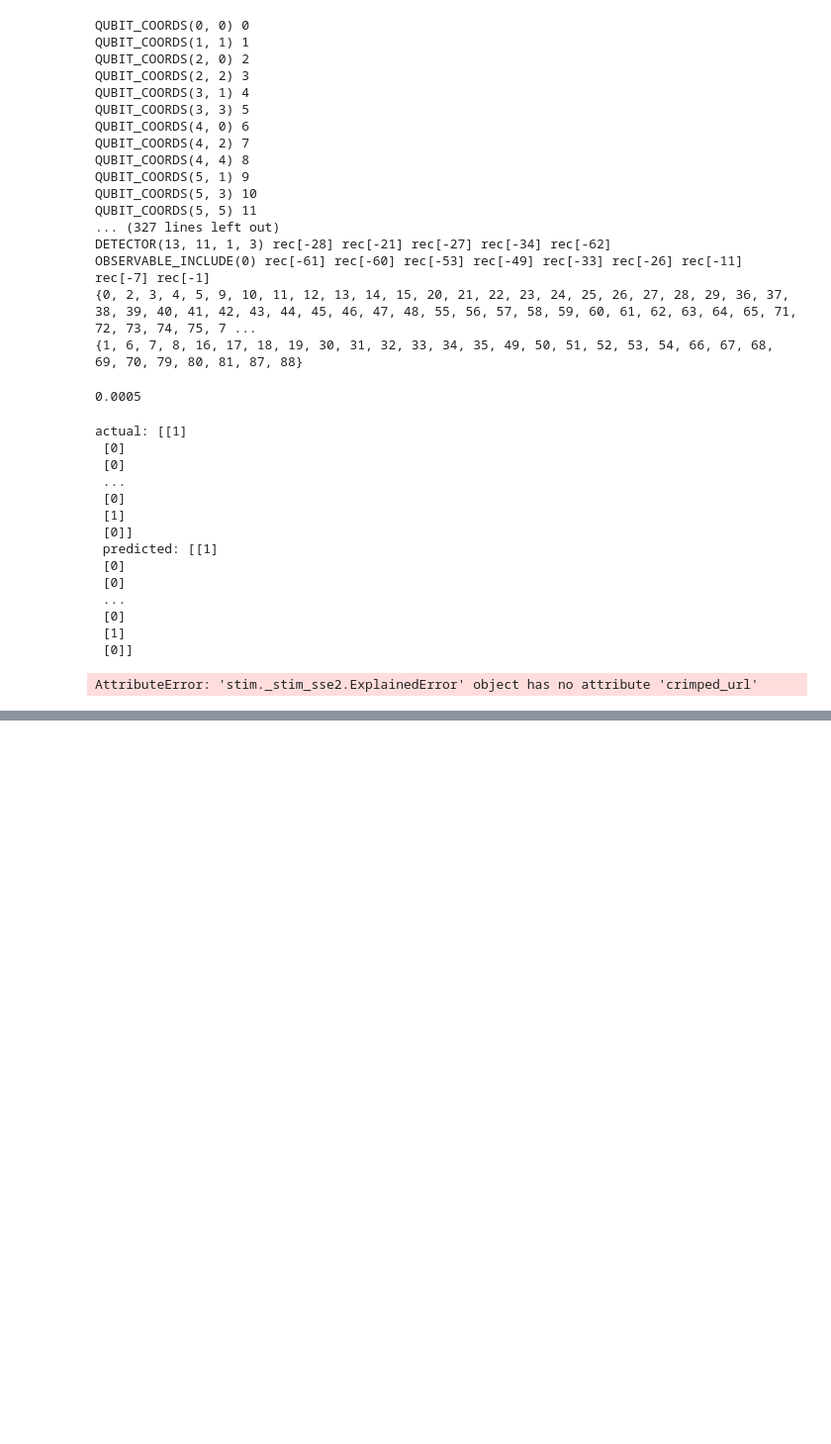
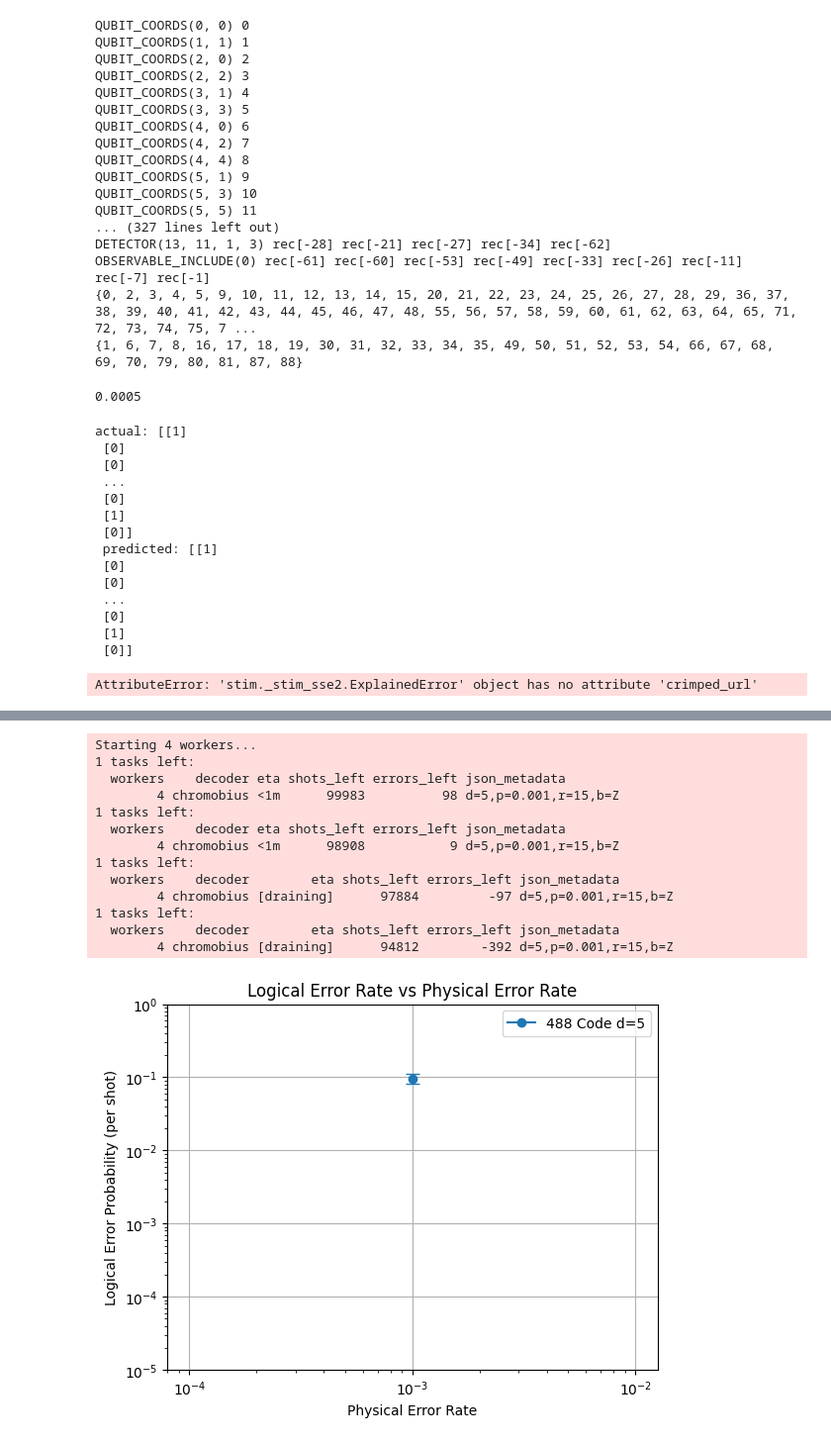
Before and after one commit to monamoeba/CST-Part-II-Project-Code, a Jupyter notebook: preparation/chromobius_tests.ipynb, the cells around one changed output, grey strips where cells are left out. Shown at 99% size. Saved outputs shown, nothing was run; the diff lists cells and outputs as text; code cells hidden in the pictures; blank space fills up the shorter version.

```diff
--- a/preparation/chromobius_tests.ipynb
+++ b/preparation/chromobius_tests.ipynb
@@ -350,3 +350,64 @@ Starting 12 workers...
+# %%
+from src.color_code_utils.color_code_circuits.color_code_circuit_488 import ColorCodeCircuit488
+import matplotlib.pyplot as plt
+
+with open("sample488.txt") as f:
+    c = f.read()
+
+tasks = [
+    sinter.Task(
+        circuit=stim.Circuit(c),
+        json_metadata={'d': d, 'p': p, 'r': r, 'b': b},
+    )
+    for d in [5]
+    for r in [15]
+    for b in ['Z']
+    for p in [0.001]
+]
+
+stats = sinter.collect(
+    tasks=tasks,
+    num_workers=os.cpu_count(),
+    max_shots=100_000,
+    max_errors=100,
+    print_progress=True,
+    decoders=['chromobius'],
+    custom_decoders=chromobius.sinter_decoders(),
+)
+# Render a matplotlib plot of the data.
+fig, ax = plt.subplots(1, 1)
+sinter.plot_error_rate(
+    ax=ax,
+    stats=stats,
+    group_func=lambda stat: f"488 Code d={stat.json_metadata['d']}",
+    x_func=lambda stat: stat.json_metadata['p'],
+)
+ax.loglog()
+ax.set_ylim(1e-5, 1)
+ax.grid()
+ax.set_title('Logical Error Rate vs Physical Error Rate')
+ax.set_ylabel('Logical Error Probability (per shot)')
+ax.set_xlabel('Physical Error Rate')
+ax.legend()
+
+# Save to file and also open in a window.
+fig.savefig('plot.png')
+plt.show()
+# %% [output]
+Starting 4 workers...
+1 tasks left:
+  workers    decoder eta shots_left errors_left json_metadata
+        4 chromobius <1m      99983          98 d=5,p=0.001,r=15,b=Z
+1 tasks left:
+  workers    decoder eta shots_left errors_left json_metadata
+        4 chromobius <1m      98908           9 d=5,p=0.001,r=15,b=Z
+1 tasks left:
+  workers    decoder        eta shots_left errors_left json_metadata
+        4 chromobius [draining]      97884         -97 d=5,p=0.001,r=15,b=Z
+1 tasks left:
+  workers    decoder        eta shots_left errors_left json_metadata
+        4 chromobius [draining]      94812        -392 d=5,p=0.001,r=15,b=Z
+[figure, added]
 # %%
 def process_circuit(distance, capacity, gate_improvements, num_shots):
     logger = get_logger()
```
Also changed, not shown: parts of 2 cells of this notebook, 5 other files.
